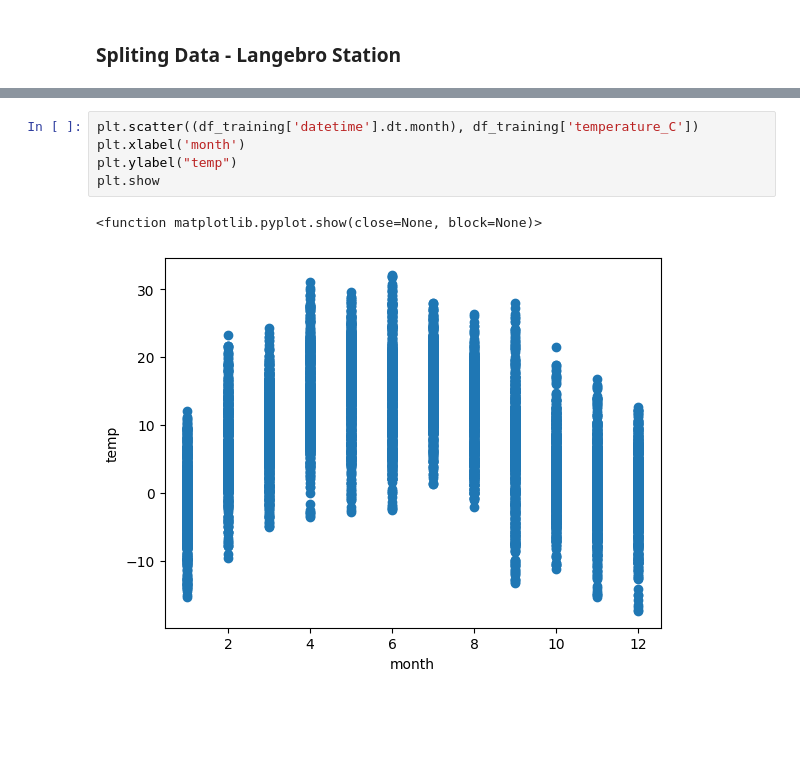
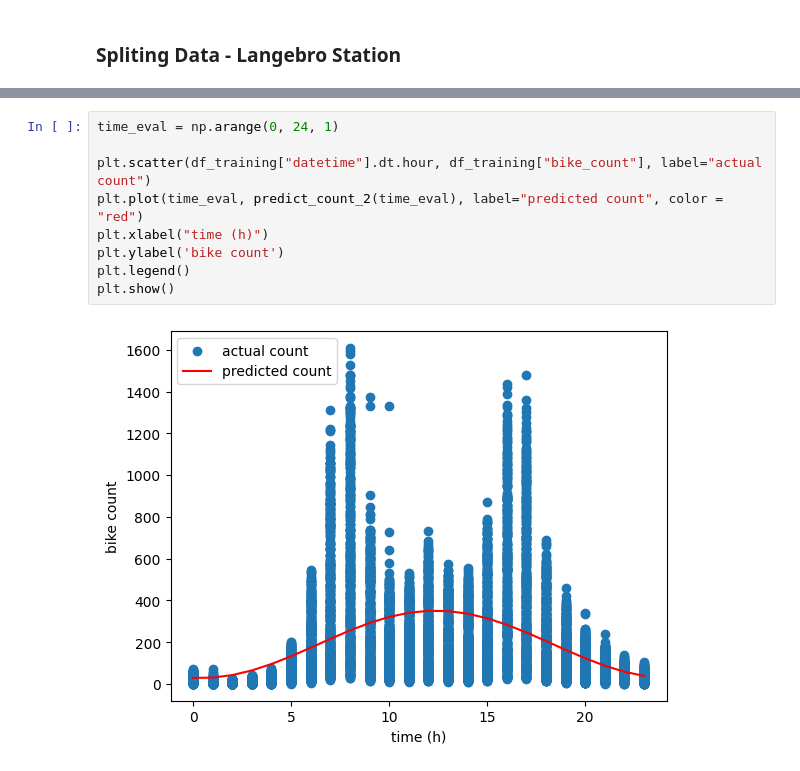
Before and after one commit to KeremOzemre/Mathematical_Modelling_Project, a Jupyter notebook: part_2.ipynb, the cells around one changed output, grey strips where cells are left out. Cells and saved outputs as stored; diff of their text form; blank space fills up the shorter version.

```diff
--- a/part_2.ipynb
+++ b/part_2.ipynb
@@ -71,8 +88,11 @@ R2, y(20)
-# %%
-plt.scatter((df_training['datetime'].dt.month), df_training['temperature_C'])
-plt.xlabel('month')
-plt.ylabel("temp")
-plt.show
-# %% [output]
-<function matplotlib.pyplot.show(close=None, block=None)>
-[figure, removed]
+# %%
+time_eval = np.arange(0, 24, 1)
+
+plt.scatter(df_training["datetime"].dt.hour, df_training["bike_count"], label="actual count")
+plt.plot(time_eval, predict_count_2(time_eval), label="predicted count", color = "red")
+plt.xlabel("time (h)")
+plt.ylabel('bike count')
+plt.legend()
+plt.show()
+# %% [output]
+[figure, added]
```
Also changed, not shown: parts of 7 cells of this notebook, 1 other file.
